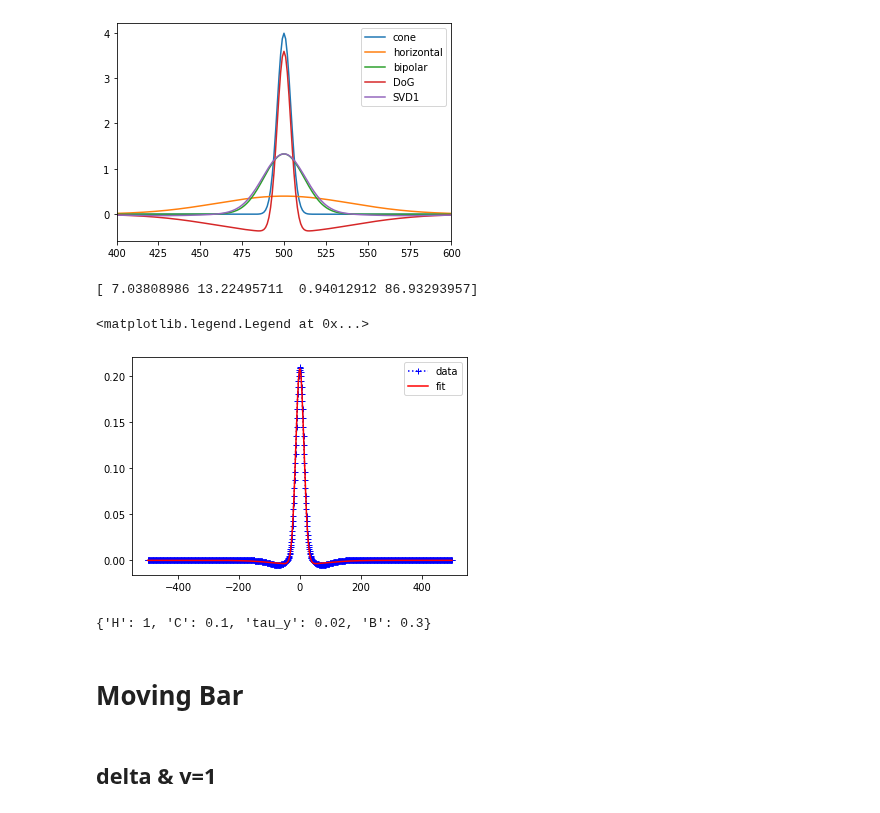
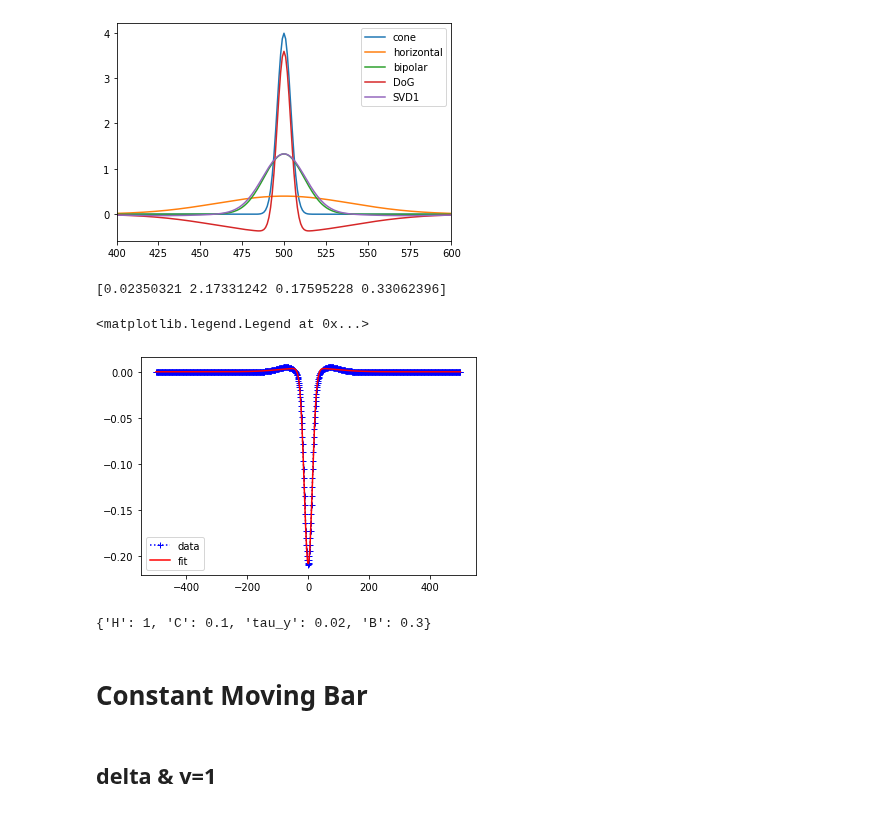
Before and after one commit to llincooi/retina_python, a Jupyter notebook: MB_FB_model/Show_spatial_filter (2D crosscorrelation)-RF-delta-Copy3.ipynb, the cells around one changed output. Cells and saved outputs as stored; diff of their text form; code cells hidden in the pictures.

```diff
--- a/MB_FB_model/Show_spatial_filter (2D crosscorrelation)-RF-delta-Copy3.ipynb
+++ b/MB_FB_model/Show_spatial_filter (2D crosscorrelation)-RF-delta-Copy3.ipynb
@@ -413,28 +416,28 @@ plt.legend()
 [figure]
 # %%
 from scipy.optimize import curve_fit
-SK = VT[0,:]
+SK = -VT[0,:]
 
 def DoG(x, a1, sigma1, a2, sigma2):
     return a1*Gaussian_filter_1d(x,sigma1)-a2*Gaussian_filter_1d(x,sigma2)
 
 popt,pcov = curve_fit(DoG, space_window, SK, p0=[max(SK), 23, 0.1*max(SK), 5*23], bounds = (0, np.inf))
 # popt,pcov = curve_fit(DoG, space_window, SK, p0=[max(SK)/2, 23, -0.1*max(SK), 5*23])
-print(popt)
+print(popt/40)
 
 plt.plot(space_window, SK, 'b+:', label='data')
 plt.plot(space_window,  DoG(space_window, *popt), 'r-', label='fit')
 plt.legend()
 # %% [output]
-[ 7.03808986 13.22495711  0.94012912 86.93293957]
+[0.02350321 2.17331242 0.17595228 0.33062396]
 <matplotlib.legend.Legend at 0x...>
-[figure, old version]
+[figure, new version]
 # %%
 FBFF_sigma_dict
 # %% [output]
 {'H': 1, 'C': 0.1, 'tau_y': 0.02, 'B': 0.3}
 # %% [markdown]
-# Moving Bar
+# Constant Moving Bar
 # %% [markdown]
 ## delta & v=1
 # %%
```
Also changed, not shown: parts of 17 cells of this notebook, 1 other file.
